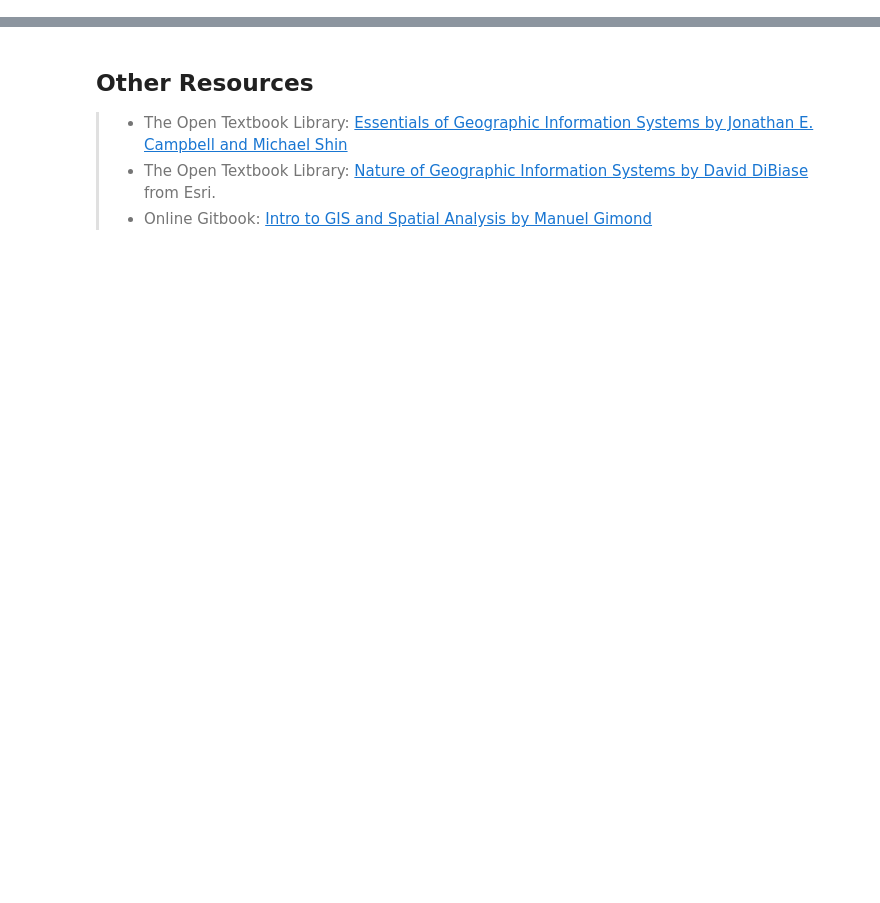
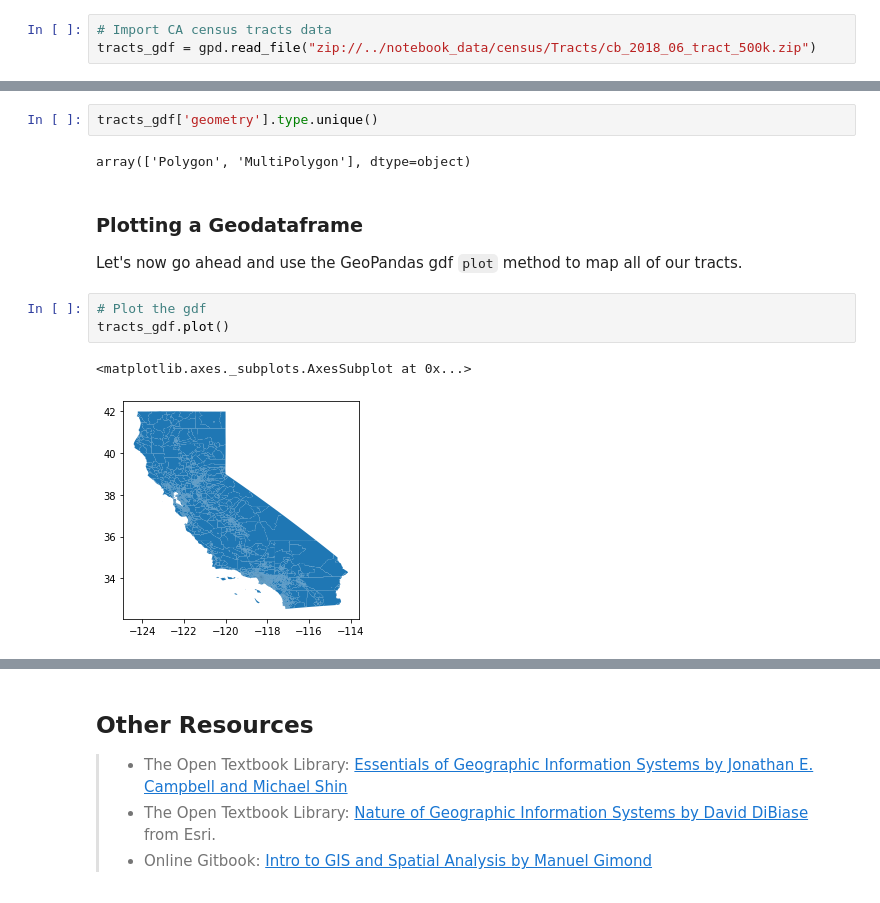
Before and after one commit to dlab-berkeley/Python-Geospatial-Fundamentals-Legacy, a Jupyter notebook: new_sequence/day_1/2_Geospatial Data.ipynb, the cells around one changed output, grey strips where cells are left out. Cells and saved outputs as stored; diff of their text form; blank space fills up the shorter version.

Commit message:
Flushed out first two notebooks

```diff
--- a/new_sequence/day_1/2_Geospatial Data.ipynb
+++ b/new_sequence/day_1/2_Geospatial Data.ipynb
@@ -12,0 +139,3 @@ Just so we are on the same page..
+# %%
+# Import CA census tracts data
+tracts_gdf = gpd.read_file("zip://../notebook_data/census/Tracts/cb_2018_06_tract_500k.zip")
@@ -12,0 +179,13 @@ Just so we are on the same page..
+# %%
+tracts_gdf['geometry'].type.unique()
+# %% [output]
+array(['Polygon', 'MultiPolygon'], dtype=object)
+# %% [markdown]
+### Plotting a Geodataframe
+Let's now go ahead and use the GeoPandas gdf `plot` method to map all of our tracts.
+# %%
+# Plot the gdf
+tracts_gdf.plot()
+# %% [output]
+<matplotlib.axes._subplots.AxesSubplot at 0x...>
+[figure, added]
```
Also changed, not shown: parts of 32 cells of this notebook.
